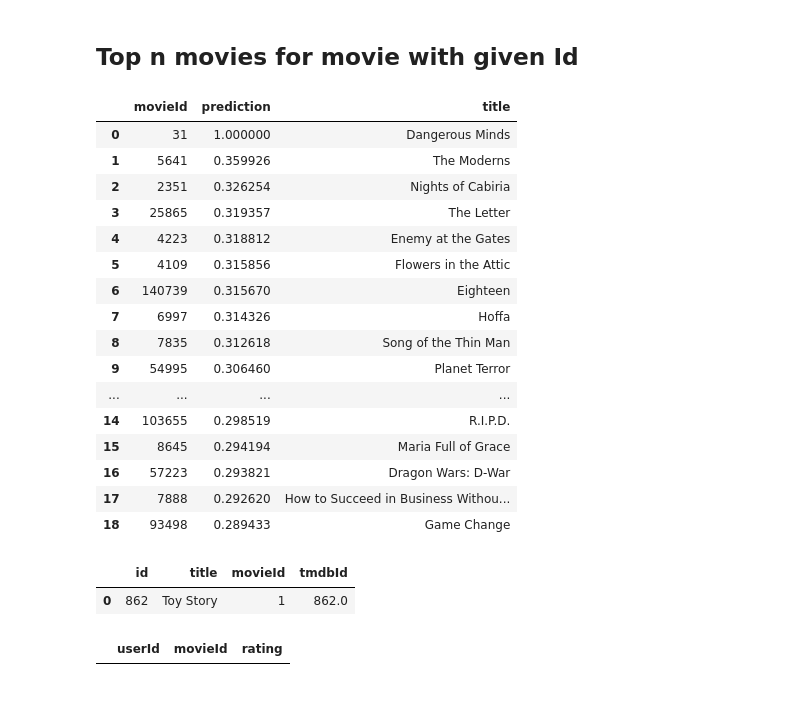
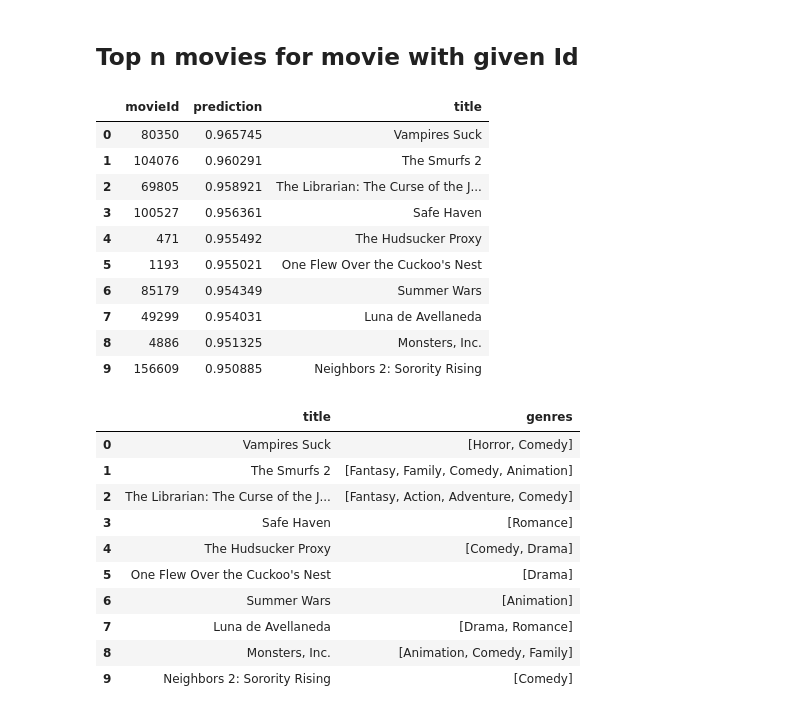
Before and after one commit to mcielinski/recommender-systems, a Jupyter notebook: assignment-1/matrix-factorization/matrix-factorization.ipynb, the cells around one changed output. Cells and saved outputs as stored; diff of their text form; code cells hidden in the pictures.

```diff
--- a/assignment-1/matrix-factorization/matrix-factorization.ipynb
+++ b/assignment-1/matrix-factorization/matrix-factorization.ipynb
@@ -136,38 +171,37 @@ def make_predictions_for_item(itemId, n_recommendations, model, movies):
     inner_item_id = trainset.to_inner_iid(itemId)
     sim_scores = list(enumerate(movies_similarities[inner_item_id]))
     predictions = sorted(sim_scores, key=lambda x: x[1], reverse=True)
-    predictions
-    predictions = predictions[:n_recommendations]
+    predictions = predictions[1:n_recommendations]
     predictions = [(trainset.to_raw_iid(x), y) for (x,y) in predictions]
     df = pd.DataFrame(predictions, columns=['movieId', 'prediction'])
     dfx = pd.merge(df, movies, left_on='movieId', right_on='movieId')
     return dfx[["movieId", 'prediction', 'title']]
-# %%
-make_predictions_for_item(31, 20, algo, movies)
-# %% [output]
-|  | movieId | prediction | title |
-| 0 | 31 | 1.000000 | Dangerous Minds |
-| 1 | 5641 | 0.359926 | The Moderns |
-| 2 | 2351 | 0.326254 | Nights of Cabiria |
-| 3 | 25865 | 0.319357 | The Letter |
-| 4 | 4223 | 0.318812 | Enemy at the Gates |
-| 5 | 4109 | 0.315856 | Flowers in the Attic |
-| 6 | 140739 | 0.315670 | Eighteen |
-| 7 | 6997 | 0.314326 | Hoffa |
-| 8 | 7835 | 0.312618 | Song of the Thin Man |
-| 9 | 54995 | 0.306460 | Planet Terror |
-| ... | ... | ... | ... |
-| 14 | 103655 | 0.298519 | R.I.P.D. |
-| 15 | 8645 | 0.294194 | Maria Full of Grace |
-| 16 | 57223 | 0.293821 | Dragon Wars: D-War |
-| 17 | 7888 | 0.292620 | How to Succeed in Business Withou... |
-| 18 | 93498 | 0.289433 | Game Change |
-# %%
-movies[movies['title'] == 'Toy Story']
-# %% [output]
-|  | id | title | movieId | tmdbId |
-| 0 | 862 | Toy Story | 1 | 862.0 |
-# %%
-ratings[ratings['movieId'] == 8844]
-# %% [output]
-|  | userId | movieId | rating |
+# %%
+toy_story_preditions = make_predictions_for_item(1, 11, algo, movies)
+toy_story_preditions
+# %% [output]
+|  | movieId | prediction | title |
+| 0 | 80350 | 0.965745 | Vampires Suck |
+| 1 | 104076 | 0.960291 | The Smurfs 2 |
+| 2 | 69805 | 0.958921 | The Librarian: The Curse of the J... |
+| 3 | 100527 | 0.956361 | Safe Haven |
+| 4 | 471 | 0.955492 | The Hudsucker Proxy |
+| 5 | 1193 | 0.955021 | One Flew Over the Cuckoo's Nest |
+| 6 | 85179 | 0.954349 | Summer Wars |
+| 7 | 49299 | 0.954031 | Luna de Avellaneda |
+| 8 | 4886 | 0.951325 | Monsters, Inc. |
+| 9 | 156609 | 0.950885 | Neighbors 2: Sorority Rising |
+# %%
+pd.merge(toy_story_preditions, movies, left_on='movieId', right_on='movieId', suffixes=("", "x"))[['title', 'genres']]
+# %% [output]
+|  | title | genres |
+| 0 | Vampires Suck | [Horror, Comedy] |
+| 1 | The Smurfs 2 | [Fantasy, Family, Comedy, Animation] |
+| 2 | The Librarian: The Curse of the J... | [Fantasy, Action, Adventure, Comedy] |
+| 3 | Safe Haven | [Romance] |
+| 4 | The Hudsucker Proxy | [Comedy, Drama] |
+| 5 | One Flew Over the Cuckoo's Nest | [Drama] |
+| 6 | Summer Wars | [Animation] |
+| 7 | Luna de Avellaneda | [Drama, Romance] |
+| 8 | Monsters, Inc. | [Animation, Comedy, Family] |
+| 9 | Neighbors 2: Sorority Rising | [Comedy] |
```
Also changed, not shown: parts of 12 cells of this notebook.
